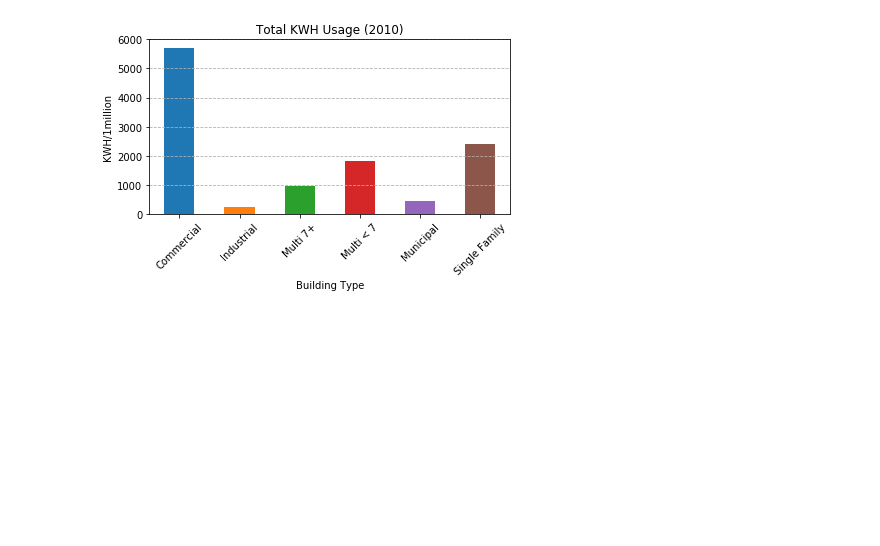
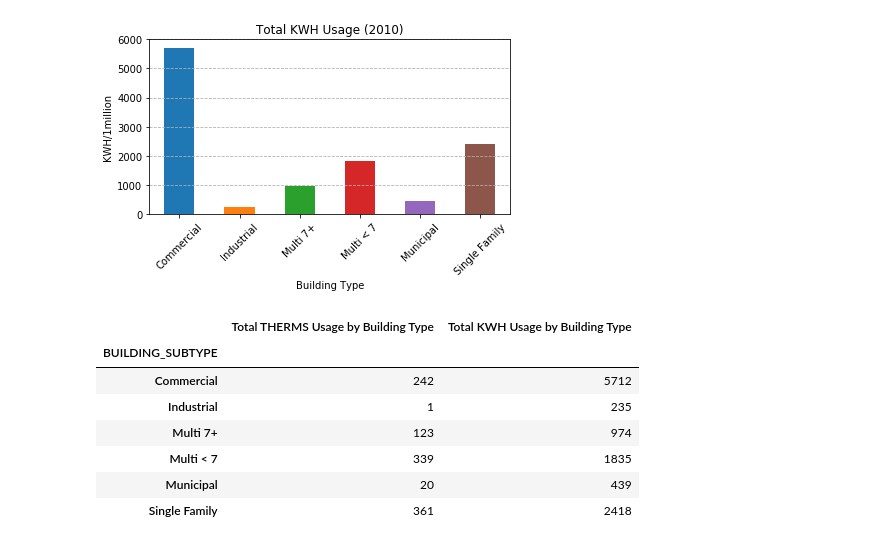
Before and after one commit to oimartin/Chicago_Energy, a Jupyter notebook: Building_Usage.ipynb, the cells around one changed output. Saved outputs shown, nothing was run; the diff lists cells and outputs as text; code cells hidden in the pictures; blank space fills up the shorter version.

```diff
--- a/Building_Usage.ipynb
+++ b/Building_Usage.ipynb
@@ -125,3 +124,26 @@ plt.savefig("Total Building KWH.png")
 plt.show()
 # %% [output]
 [figure]
+# %%
+#Dataframe for KWH vs Therms
+pd.set_option('display.float_format', lambda x: '%.0f' % x)
+
+#scale the total values by dividing by 1 million
+building_usage = (building_df.groupby("BUILDING_SUBTYPE")["TOTAL KWH"].sum()/1000000)
+
+building_gas = (building_df.groupby("BUILDING_SUBTYPE")["TOTAL THERMS"].sum()/1000000)
+
+building_analysis_three = pd.DataFrame({
+                                  "Total THERMS Usage by Building Type": building_gas,
+                                  "Total KWH Usage by Building Type": building_usage })
+
+building_analysis_three
+# %% [output]
+|  | Total THERMS Usage by Building Type | Total KWH Usage by Building Type |
+| BUILDING_SUBTYPE |  |  |
+| Commercial | 242 | 5712 |
+| Industrial | 1 | 235 |
+| Multi 7+ | 123 | 974 |
+| Multi < 7 | 339 | 1835 |
+| Municipal | 20 | 439 |
+| Single Family | 361 | 2418 |
```
Also changed, not shown: parts of 4 cells of this notebook, 1 other file.
